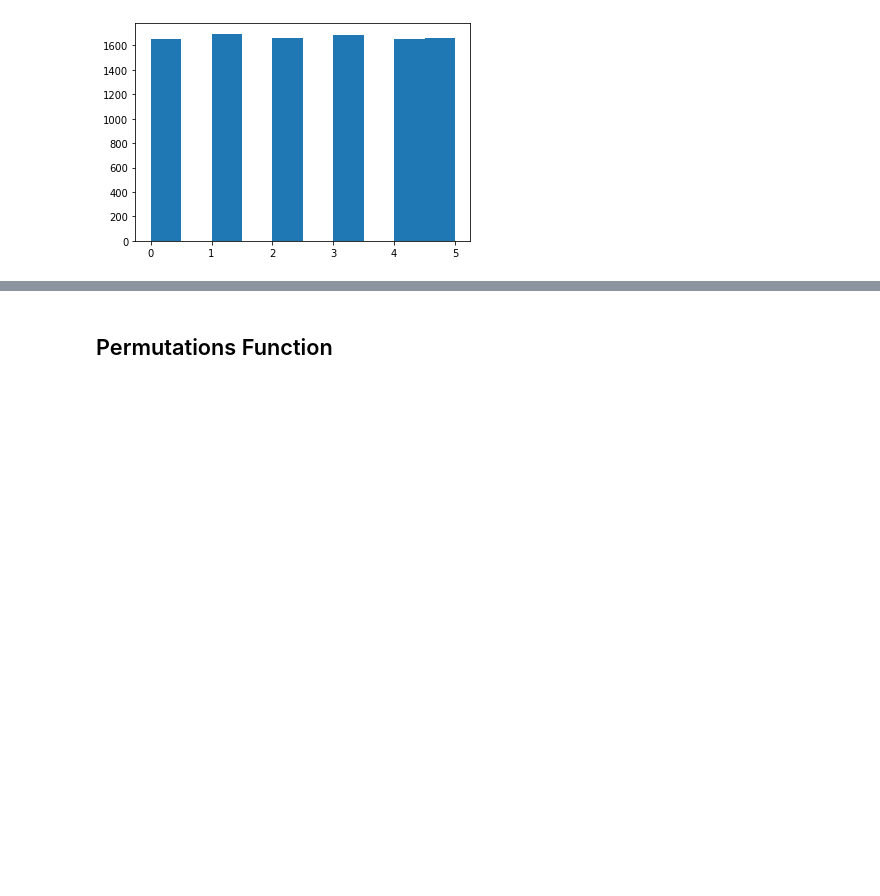
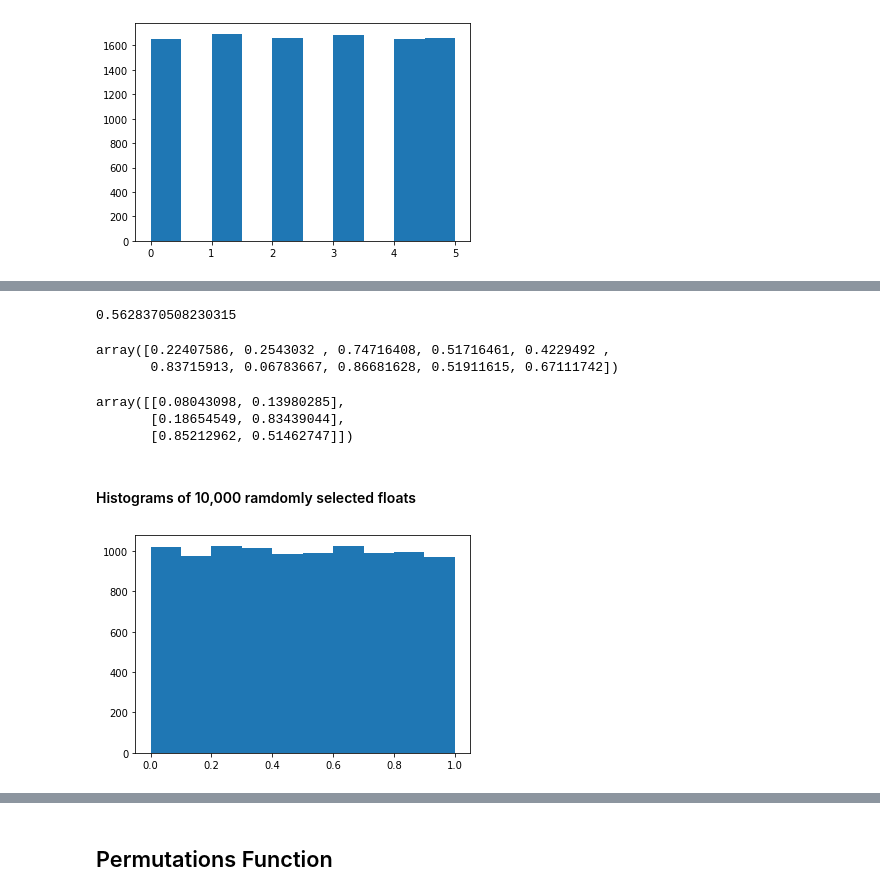
Before and after one commit to AdrianDonohoe/numpy.random, a Jupyter notebook: numpy-random.ipynb, the cells around one changed output, grey strips where cells are left out. Saved outputs shown, nothing was run; the diff lists cells and outputs as text; code cells hidden in the pictures; blank space fills up the shorter version.

Commit message:
added random_sample section

```diff
--- a/numpy-random.ipynb
+++ b/numpy-random.ipynb
@@ -203,0 +217,22 @@ plt.hist(x);  # Displays the "equally likely outcomes" distribution
+# %%
+np.random.random_sample() # Returns a single value
+# %% [output]
+0.5628370508230315
+# %%
+np.random.random_sample(10) # Returns an array of 10 random floats [0.0, 1.0)
+# %% [output]
+array([0.22407586, 0.2543032 , 0.74716408, 0.51716461, 0.4229492 ,
+       0.83715913, 0.06783667, 0.86681628, 0.51911615, 0.67111742])
+# %%
+np.random.random_sample((3,2)) # Returns an array with 3 rows of 2 columns
+# %% [output]
+array([[0.08043098, 0.13980285],
+       [0.18654549, 0.83439044],
+       [0.85212962, 0.51462747]])
+# %% [markdown]
+#### Histograms of 10,000 ramdomly selected floats
+# %%
+x = np.random.random_sample(10000) # Creates an array x with 10,000 values
+plt.hist(x); # Plot a histogram of x. An even distribution just like numpy.random.rand() function
+# %% [output]
+[figure, added]
```
Also changed, not shown: parts of 8 cells of this notebook.
